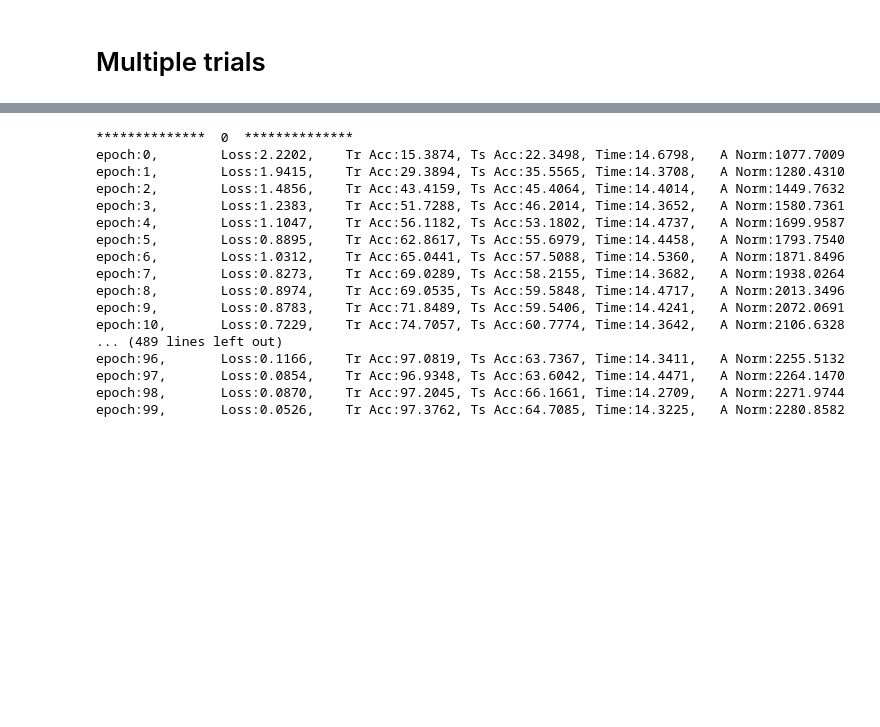
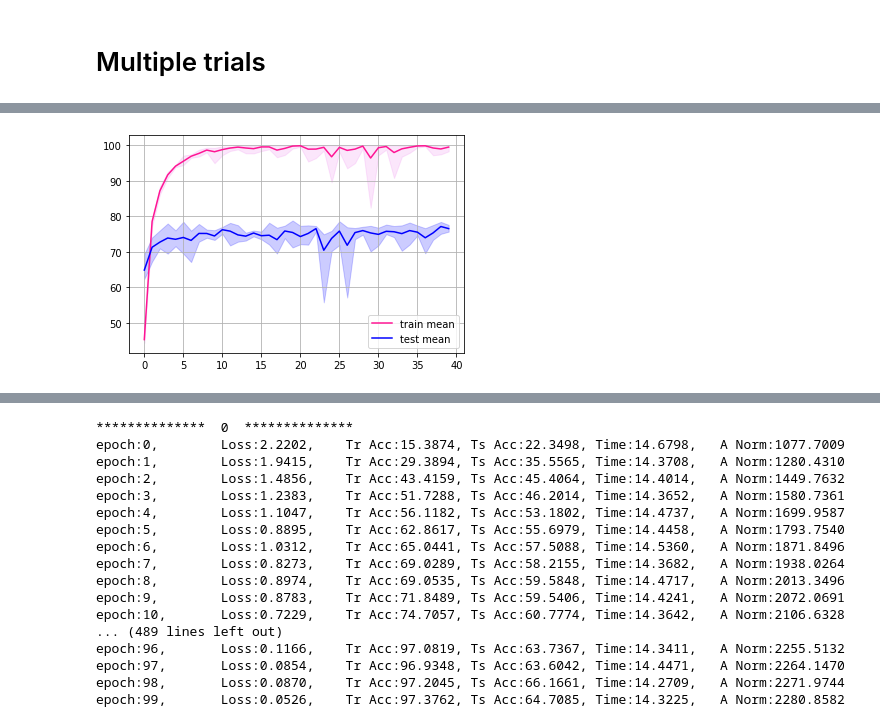
Before and after one commit to HuangHaoyu1997/Reservoir-Computing, a Jupyter notebook: new_RC.ipynb, the cells around one changed output, grey strips where cells are left out. Cells and saved outputs as stored; diff of their text form; code cells hidden in the pictures; blank space fills up the shorter version.

```diff
--- a/new_RC.ipynb
+++ b/new_RC.ipynb
@@ -614,0 +648,3 @@ def multiple_trial(file_name):
+# %%
+multiple_trial(file_name='SHD_gradual_mask_LIF-0.7-0.01-1e-4.pdf')
+# %% [output]
@@ -615,3 +668,4 @@ def multiple_trial(file_name):
+[figure, added]
 # %%
 multiple_trial(file_name='SHD_gradual_mask_RadLIF-0.9-0.02-1e-4.pdf')
 # %% [output]
```
Also changed, not shown: parts of 18 cells of this notebook, 4 other files.
